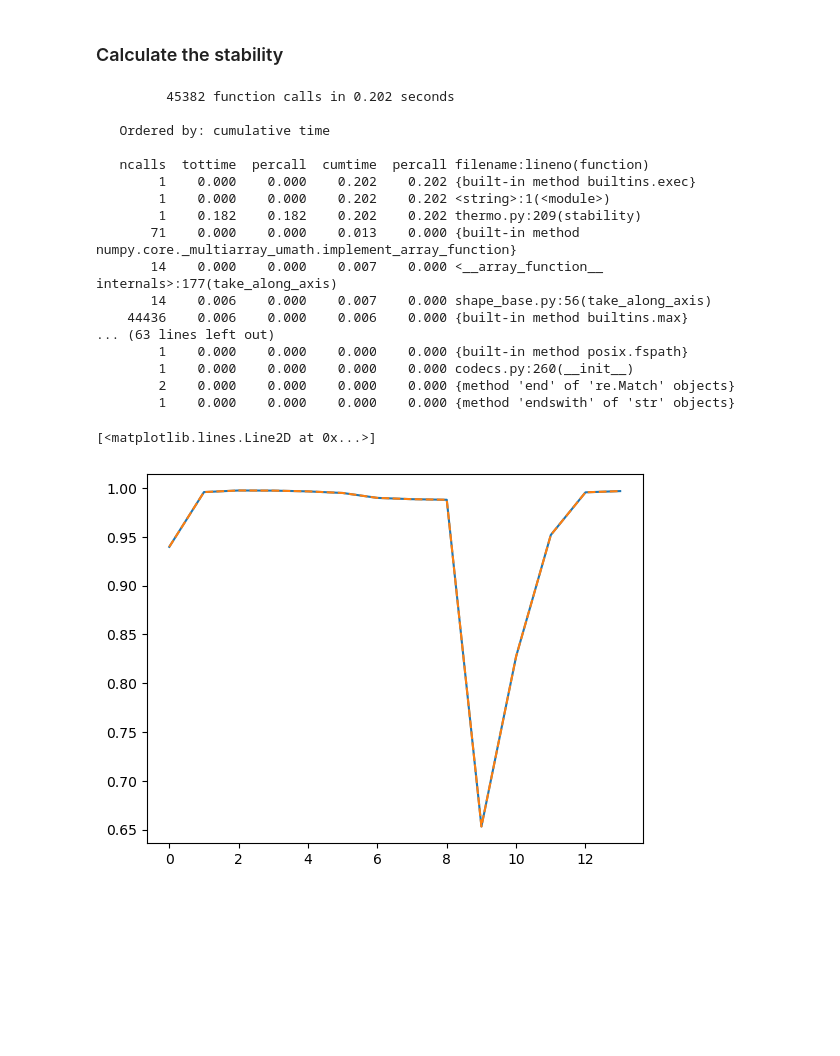
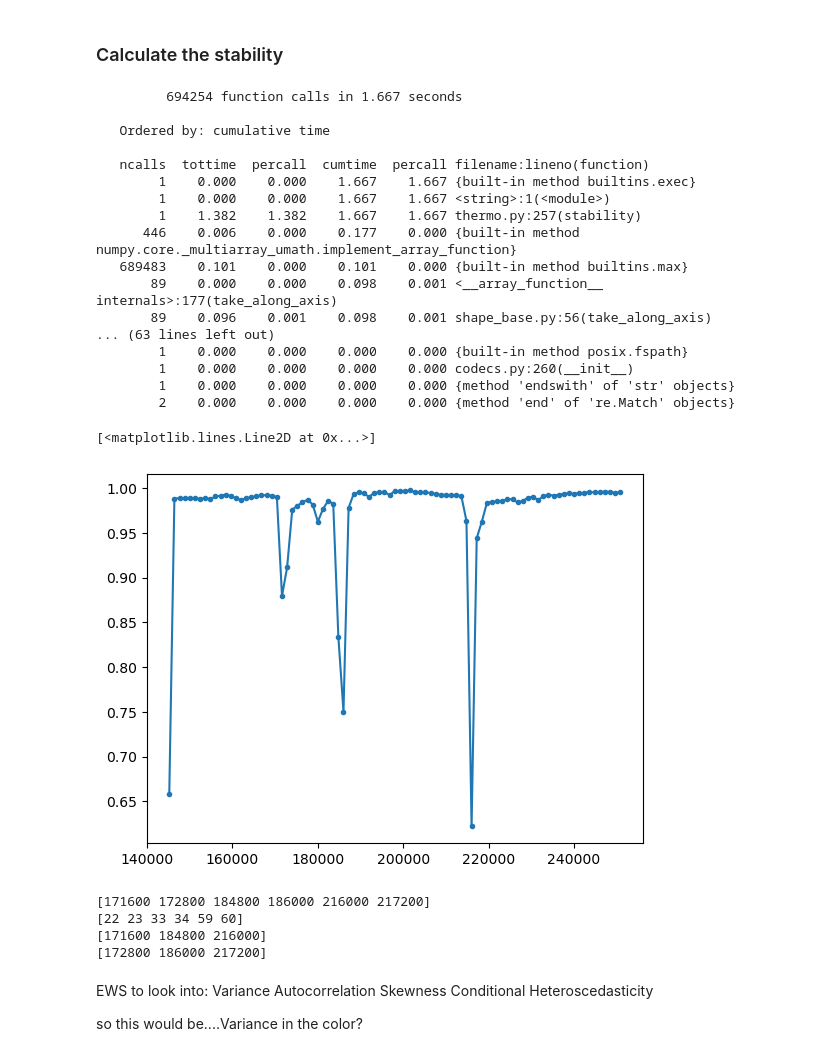
Before and after one commit to AnnieStephenson/r-place-emergence, a Jupyter notebook: tutorial.ipynb, the cells around one changed output. Drawn from its saved outputs; the diff is of its cells as text; code cells hidden in the pictures; blank space fills up the shorter version.

Commit message:
added a function for finding transitions in compositions

```diff
--- a/tutorial.ipynb
+++ b/tutorial.ipynb
@@ -21,7 +21,7 @@ The r/place [atlas](https://place-atlas.stefanocoding.me/about)
 
 Each "artwork" or as we call it here, "composition", is indexed according to a string of numbers, found in the atlas.json file. Here, we choose one arbitrarily for demonstration
 # %%
-atlas_id_index = '000006' #'000297'
+atlas_id_index = '000297'
 # %% [markdown]
 ### Load all the pixel data from the npz file
 
@@ -134,9 +136,9 @@ Now, we can start to examine how the two CanvasPart objects change over time.
 Lets' choose a time step interval of 900 seconds (15 minutes), and a total time
 of 20 hours (20*3600 seconds).
 # %%
-time_interval= 60*60 #seconds
-time_end = 60*3600 #seconds
-time_start = 45*3600
+time_interval= 20*60 #seconds
+time_end = 70*3600 #seconds
+time_start = 40*3600
 times_comp = np.arange(time_start, time_end, time_interval)
 times_comp[0]=0
 # %% [markdown]
@@ -304,26 +306,25 @@ rp.check_time('th.stability(canvas_comp, save_images=False,t_lims=times_comp,sav
 # 0.157 wow thats actually a lot faster than the original still??
 # 0.151 changing argsort to sort
 # %% [output]
-         45382 function calls in 0.202 seconds
+         694254 function calls in 1.667 seconds
 
    Ordered by: cumulative time
 
    ncalls  tottime  percall  cumtime  percall filename:lineno(function)
-        1    0.000    0.000    0.202    0.202 {built-in method builtins.exec}
-        1    0.000    0.000    0.202    0.202 <string>:1(<module>)
-        1    0.182    0.182    0.202    0.202 thermo.py:209(stability)
-       71    0.000    0.000    0.013    0.000 {built-in method numpy.core._multiarray_umath.implement_array_function}
-       14    0.000    0.000    0.007    0.000 <__array_function__ internals>:177(take_along_axis)
-       14    0.006    0.000    0.007    0.000 shape_base.py:56(take_along_axis)
-    44436    0.006    0.000    0.006    0.000 {built-in method builtins.max}
+        1    0.000    0.000    1.667    1.667 {built-in method builtins.exec}
+        1    0.000    0.000    1.667    1.667 <string>:1(<module>)
+        1    1.382    1.382    1.667    1.667 thermo.py:257(stability)
+      446    0.006    0.000    0.177    0.000 {built-in method numpy.core._multiarray_umath.implement_array_function}
+   689483    0.101    0.000    0.101    0.000 {built-in method builtins.max}
+       89    0.000    0.000    0.098    0.001 <__array_function__ internals>:177(take_along_axis)
+       89    0.096    0.001    0.098    0.001 shape_base.py:56(take_along_axis)
 ... (63 lines left out)
         1    0.000    0.000    0.000    0.000 {built-in method posix.fspath}
         1    0.000    0.000    0.000    0.000 codecs.py:260(__init__)
+        1    0.000    0.000    0.000    0.000 {method 'endswith' of 'str' objects}
         2    0.000    0.000    0.000    0.000 {method 'end' of 're.Match' objects}
-        1    0.000    0.000    0.000    0.000 {method 'endswith' of 'str' objects}
 # %%
-plt.plot(stability_vs_time)
-plt.plot(stability_vs_time_new, '--')
+plt.plot(times_comp[1:], stability_vs_time_new,'.-')
 # %% [output]
 [<matplotlib.lines.Line2D at 0x...>]
-[figure, old version]
+[figure, new version]
@@ -329,0 +342,18 @@ plt.plot(stability_vs_time_new, '--')
+# %%
+print(trans_times)
+print(trans_ind)
+print(trans_start_times)
+print(trans_end_times)
+# %% [output]
+[171600 172800 184800 186000 216000 217200]
+[22 23 33 34 59 60]
+[171600 184800 216000]
+[172800 186000 217200]
+# %% [markdown]
+EWS to look into:
+Variance
+Autocorrelation
+Skewness
+Conditional Heteroscedasticity
+
+so this would be....Variance in the color?
```
Also changed, not shown: parts of 9 cells of this notebook, 1 other file.
